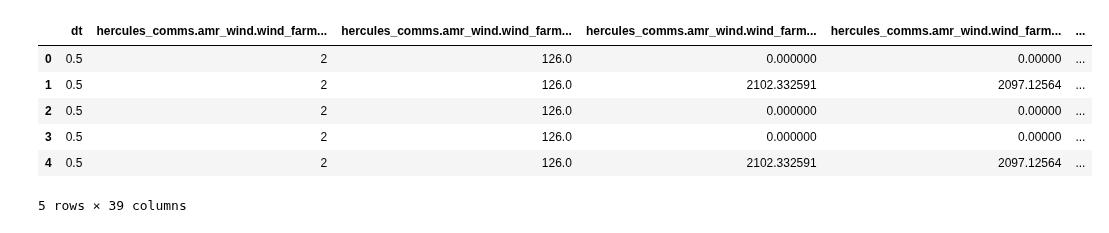
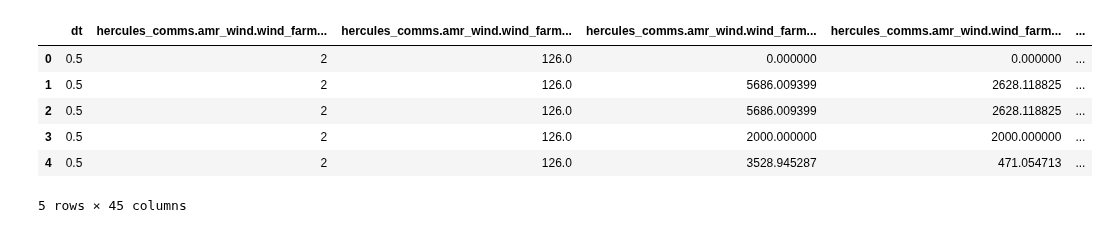
Before and after one commit to NREL/hercules, a Jupyter notebook: example_case_folders/05_amr_wind_standin_and_electrolzyer/test_read_output.ipynb, the cells around one changed output. Cells and saved outputs as stored; diff of their text form; code cells hidden in the pictures.

```diff
--- a/example_case_folders/05_amr_wind_standin_and_electrolzyer/test_read_output.ipynb
+++ b/example_case_folders/05_amr_wind_standin_and_electrolzyer/test_read_output.ipynb
@@ -3,16 +3,16 @@ import matplotlib.pyplot as plt
 import pandas as pd
 # %%
 # Read the output file
-df = pd.read_csv("hercules_output.csv", index_col=False)
+df = pd.read_csv("hercules_output_control.csv", index_col=False)
 df.head()
 # %% [output]
 |  | dt | hercules_comms.amr_wind.wind_farm... | hercules_comms.amr_wind.wind_farm... | hercules_comms.amr_wind.wind_farm... | hercules_comms.amr_wind.wind_farm... | ... |
-| 0 | 0.5 | 2 | 126.0 | 0.000000 | 0.00000 | ... |
-| 1 | 0.5 | 2 | 126.0 | 2102.332591 | 2097.12564 | ... |
-| 2 | 0.5 | 2 | 126.0 | 0.000000 | 0.00000 | ... |
-| 3 | 0.5 | 2 | 126.0 | 0.000000 | 0.00000 | ... |
-| 4 | 0.5 | 2 | 126.0 | 2102.332591 | 2097.12564 | ... |
+| 0 | 0.5 | 2 | 126.0 | 0.000000 | 0.000000 | ... |
+| 1 | 0.5 | 2 | 126.0 | 5686.009399 | 2628.118825 | ... |
+| 2 | 0.5 | 2 | 126.0 | 5686.009399 | 2628.118825 | ... |
+| 3 | 0.5 | 2 | 126.0 | 2000.000000 | 2000.000000 | ... |
+| 4 | 0.5 | 2 | 126.0 | 3528.945287 | 471.054713 | ... |
-5 rows × 39 columns
+5 rows × 45 columns
 # %%
 df.columns
 # %% [output]
```
Also changed, not shown: parts of 3 cells of this notebook, 1 other file.
